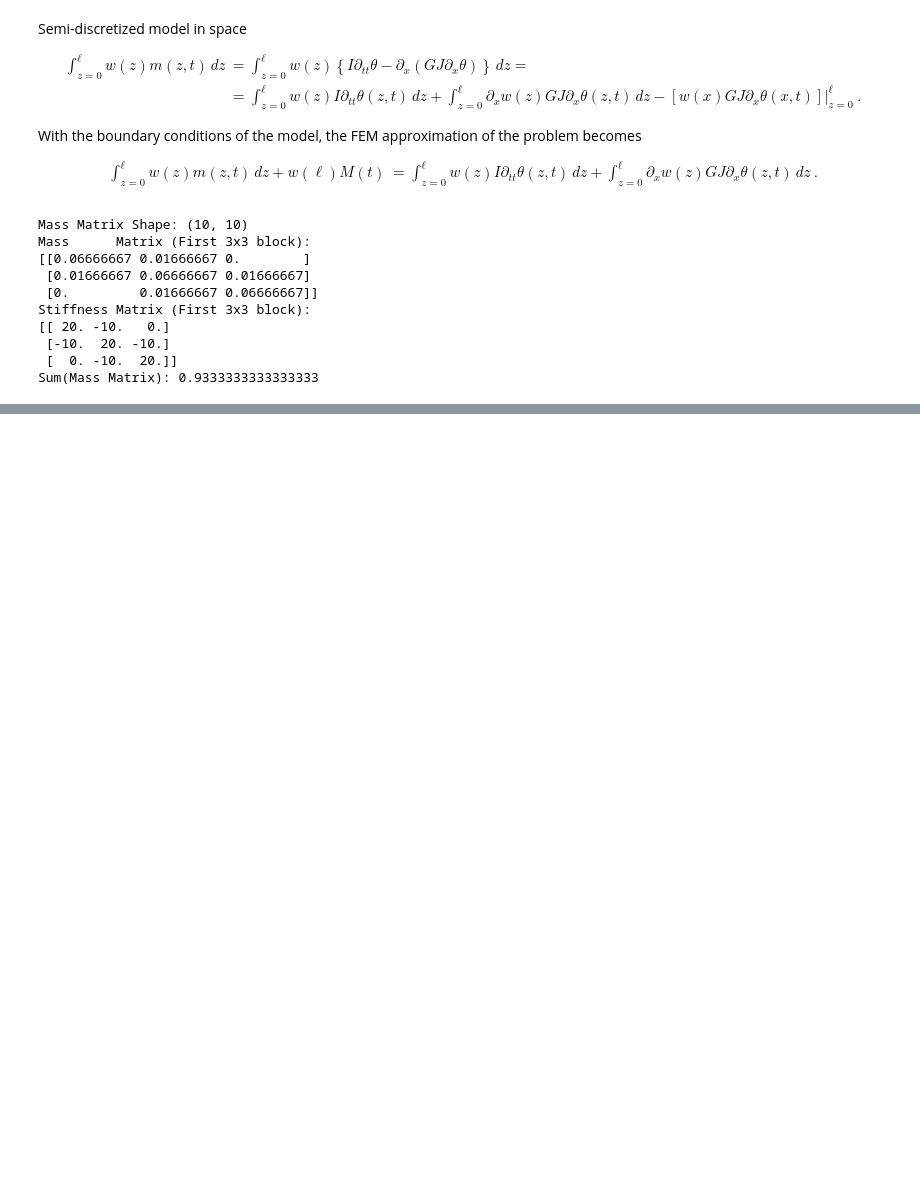
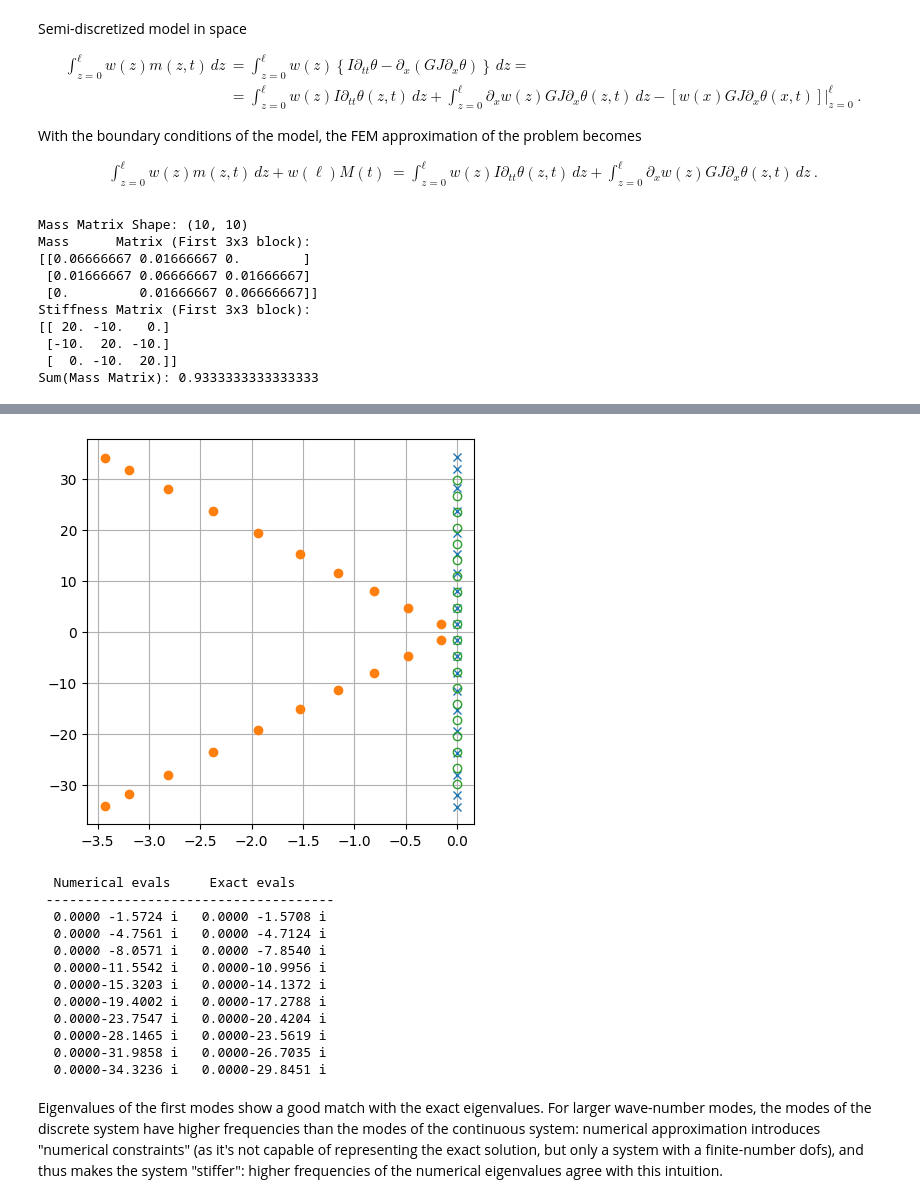
Before and after one commit to Basics2022/bbooks-math-miscellanea, a Jupyter notebook: _build/jupyter_execute/ch/ode/time-integration-mechanical-systems.ipynb, the cells around one changed output, grey strips where cells are left out. Drawn from its saved outputs; the diff is of its cells as text; code cells hidden in the pictures; blank space fills up the shorter version.

Commit message:
Eigenvalue problem of the mechanical system, before integration

```diff
--- a/_build/jupyter_execute/ch/ode/time-integration-mechanical-systems.ipynb
+++ b/_build/jupyter_execute/ch/ode/time-integration-mechanical-systems.ipynb
@@ -176,0 +347,63 @@ import numpy as np
+# %%
+#> Set structural damping, diagonal in modal basis
+xi = .1
+xi_all = np.ones(N) * xi
+Om_all = np.imag(evals_all)
+
+#> Damping matrix in nodal basis
+Cff = evecs_all @ np.diag(2*xi_all*Om_all) @ evecs_all.T
+# %%
+#> Comparing eigenvalues
+# - damped discrete system
+# - undamped discrete system
+# - undamped continuous system (exact)
+
+#> Exact eigenvalues
+n_exact = N
+om_exact_0 = np.pi / L * np.sqrt(GJ_val/I_val)
+om_exact = om_exact_0 * ( .5 + np.arange(N) )
+evals_exact = -1j * om_exact
+
+evals_damped = Om_all * ( - xi_all - 1j * np.sqrt( 1 - xi_all**2 ) )
+evals_undamped = - 1j* Om_all
+
+evals_damped = np.concatenate([evals_damped, np.conj(evals_damped)])
+evals_undamped = np.concatenate([evals_undamped, np.conj(evals_undamped)])
+evals_exact = np.concatenate([evals_exact, np.conj(evals_exact)])
+
+# print(Om_all)
+# print(xi_all)
+# print(evals_damped)
+
+fig, ax = plt.subplots(1,1, figsize=(5,5))
+ax.plot(np.real(evals_undamped), np.imag(evals_undamped), 'x')
+ax.plot(np.real(evals_damped), np.imag(evals_damped), 'o')
+ax.plot(np.real(evals_exact), np.imag(evals_exact), 'o', mfc='None')
+# ax.set_aspect("equal")
+# ax.set_xlim(-30,10)
+# ax.set_ylim(-20,20)
+ax.grid()
+
+plt.show()
+
+print("  Numerical evals     Exact evals      ")
+print(" ------------------------------------- ")
+for i in np.arange(N):
+    print(f"{np.real(evals_undamped[i]):8.4f}{np.imag(evals_undamped[i]):8.4f} i",
+          f"{np.real(evals_exact[i]):8.4f}{np.imag(evals_exact[i]):8.4f} i")
+# %% [output]
+[figure, added]
+  Numerical evals     Exact evals
+ -------------------------------------
+  0.0000 -1.5724 i   0.0000 -1.5708 i
+  0.0000 -4.7561 i   0.0000 -4.7124 i
+  0.0000 -8.0571 i   0.0000 -7.8540 i
+  0.0000-11.5542 i   0.0000-10.9956 i
+  0.0000-15.3203 i   0.0000-14.1372 i
+  0.0000-19.4002 i   0.0000-17.2788 i
+  0.0000-23.7547 i   0.0000-20.4204 i
+  0.0000-28.1465 i   0.0000-23.5619 i
+  0.0000-31.9858 i   0.0000-26.7035 i
+  0.0000-34.3236 i   0.0000-29.8451 i
+# %% [markdown]
+Eigenvalues of the first modes show a good match with the exact eigenvalues. For larger wave-number modes, the modes of the discrete system have higher frequencies than the modes of the continuous system: numerical approximation introduces "numerical constraints" (as it's not capable of representing the exact solution, but only a system with a finite-number dofs), and thus makes the system "stiffer": higher frequencies of the numerical eigenvalues agree with this intuition.
```
Also changed, not shown: parts of 13 cells of this notebook, 6 other files.
